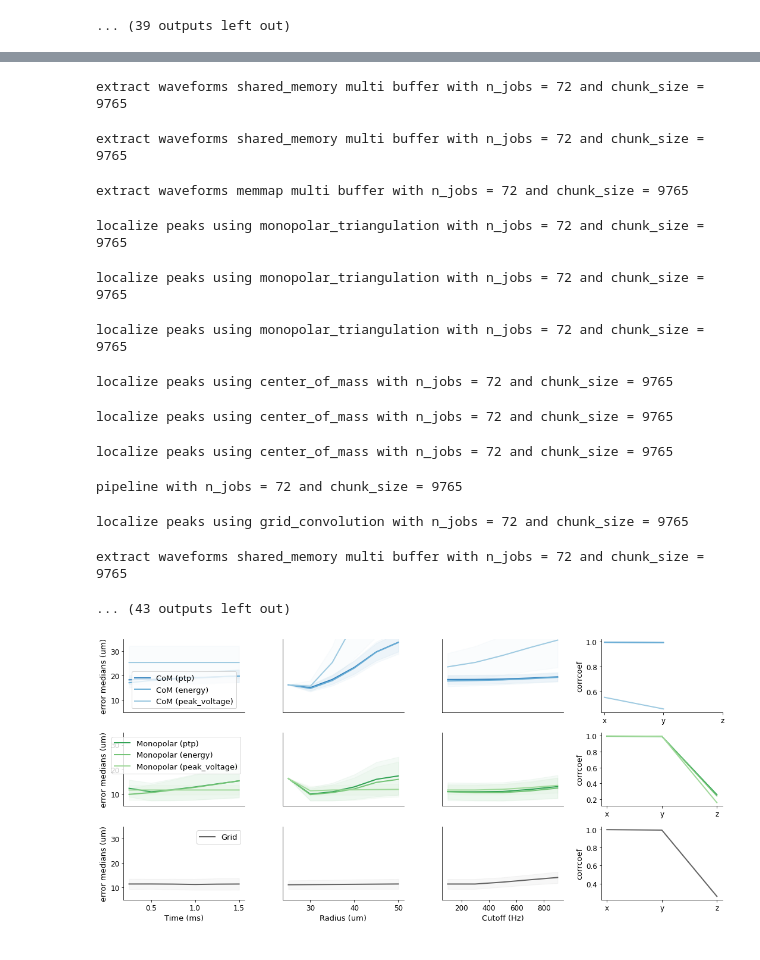
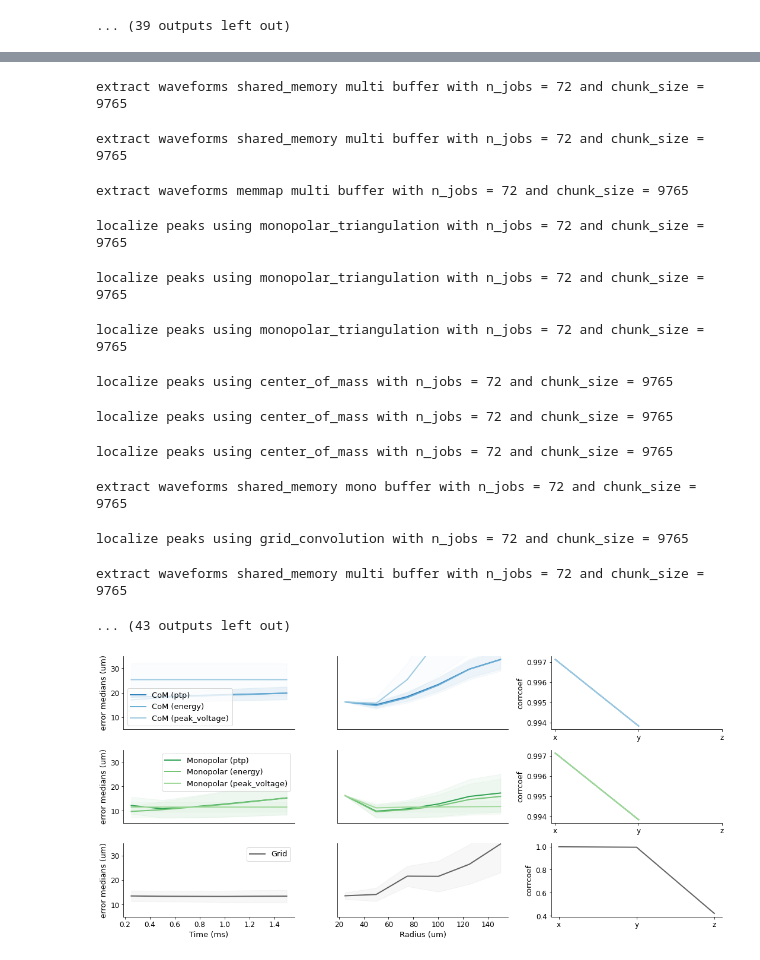
Before and after one commit to melinatonine/ProjetCNN, a Jupyter notebook: benchmark_localization_paper_backup.ipynb, the cells around one changed output, grey strips where cells are left out. Cells and saved outputs as stored; diff of their text form; code cells hidden in the pictures.

```diff
--- a/benchmark_localization_paper_backup.ipynb
+++ b/benchmark_localization_paper_backup.ipynb
@@ -155,7 +137,7 @@ for method in ['monopolar_triangulation', 'center_of_mass', 'grid_convolution']:
                 else:
                     benchmarks_ms[title] = [bench]
         elif method == 'grid_convolution':
-            params = {'ms_before' : t_range, 'ms_after' : t_range, 'mode' : '3d'}
+            params = {'ms_before' : t_range, 'ms_after' : t_range}
             title = f'Grid'
             bench = BenchmarkPeakLocalization(recording_f, gt_sorting, positions, job_kwargs=job_kwargs, title=title)
             if waveforms is not None:
@@ -215,7 +197,7 @@ for method in ['monopolar_triangulation', 'center_of_mass', 'grid_convolution']:
                 else:
                     benchmarks_radius[title] = [bench]
         elif method == 'grid_convolution':
-            params = {'radius_um' : r_range, 'mode' : '3d'}
+            params = {'radius_um' : r_range}
             title = f'Grid'
             bench = BenchmarkPeakLocalization(recording_f, gt_sorting, positions, job_kwargs=job_kwargs, title=title)
             if waveforms is not None:
@@ -286,7 +284,7 @@ for cut_off in xaxis:
                     benchmarks_cutoff[title] = [bench]
         elif method == 'grid_convolution':
             title = f'Grid'
-            params = {'mode' : '3d'}
+            params = {}
             bench = BenchmarkPeakLocalization(recordings[cut_off], gt_sorting, positions, job_kwargs=job_kwargs, title=title)
             if waveforms is not None:
                 bench.waveforms = waveforms
@@ -306,7 +304,7 @@ localize peaks using monopolar_triangulation with n_jobs = 72 and chunk_size = 9
 localize peaks using center_of_mass with n_jobs = 72 and chunk_size = 9765
 localize peaks using center_of_mass with n_jobs = 72 and chunk_size = 9765
 localize peaks using center_of_mass with n_jobs = 72 and chunk_size = 9765
-pipeline with n_jobs = 72 and chunk_size = 9765
+extract waveforms shared_memory mono buffer with n_jobs = 72 and chunk_size = 9765
 localize peaks using grid_convolution with n_jobs = 72 and chunk_size = 9765
 extract waveforms shared_memory multi buffer with n_jobs = 72 and chunk_size = 9765
 ... (43 outputs left out)
@@ -394,9 +392,9 @@ def plot_comparison_precision_2(benchmarks, colors=None):
             labels = []
 
             for b in bench:
-                x_means += [np.mean(b.medians_over_templates)]
+                x_means += [np.nanmean(b.medians_over_templates)]
                 #x_stds += [np.std(b.medians_over_templates)]
-                y_means += [np.mean(b.mads_over_templates)]
+                y_means += [np.nanmean(b.mads_over_templates)]
                 #y_stds += [np.std(b.mads_over_templates)]
                 #colors += [scalarMap.to_rgba(key)]
                 #label = b.title.replace('Mononopolar', '')
@@ -450,11 +448,11 @@ def plot_comparison_precision_2(benchmarks, colors=None):
             #ax.set_title(method)
         axes[jcount, 0].legend()
 # %%
-plot_comparison_precision_2([benchmarks_ms, benchmarks_radius, benchmarks_cutoff], colors=colors)
+plot_comparison_precision_2([benchmarks_ms, benchmarks_radius], colors=colors)
 plt.tight_layout()
 plt.savefig('influence.pdf')
 # %% [output]
-[figure, old version]
+[figure, new version]
 # %%
 benchmarks_cutoff['Monopolar (peak_voltage)'] = benchmarks_cutoff.pop('Mononopolar (peak_voltage)')
 # %%
```
Also changed, not shown: parts of 4 cells of this notebook, 2 other files.
